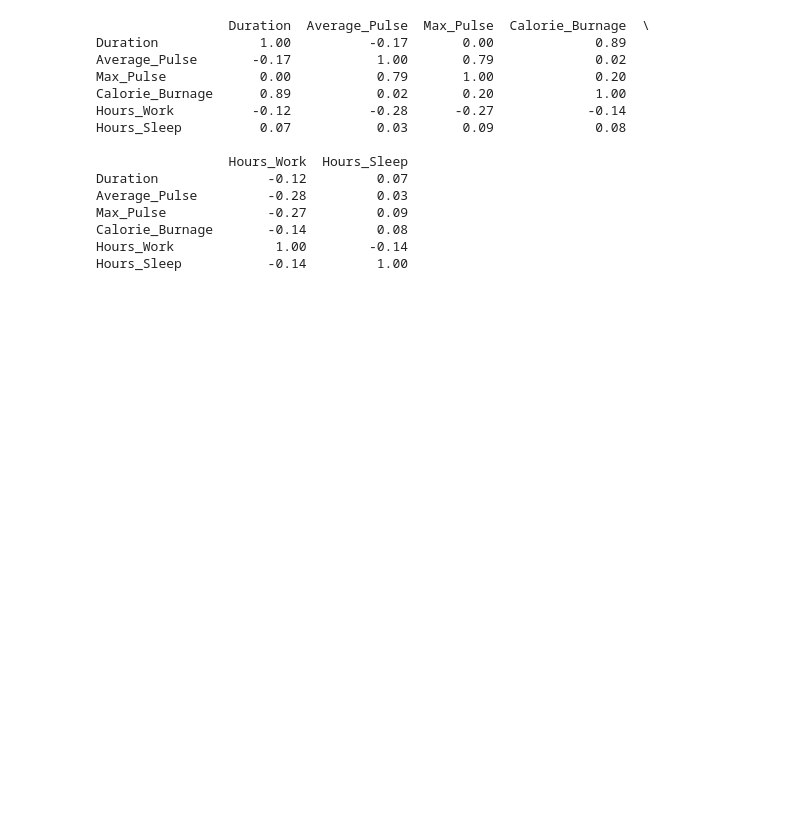
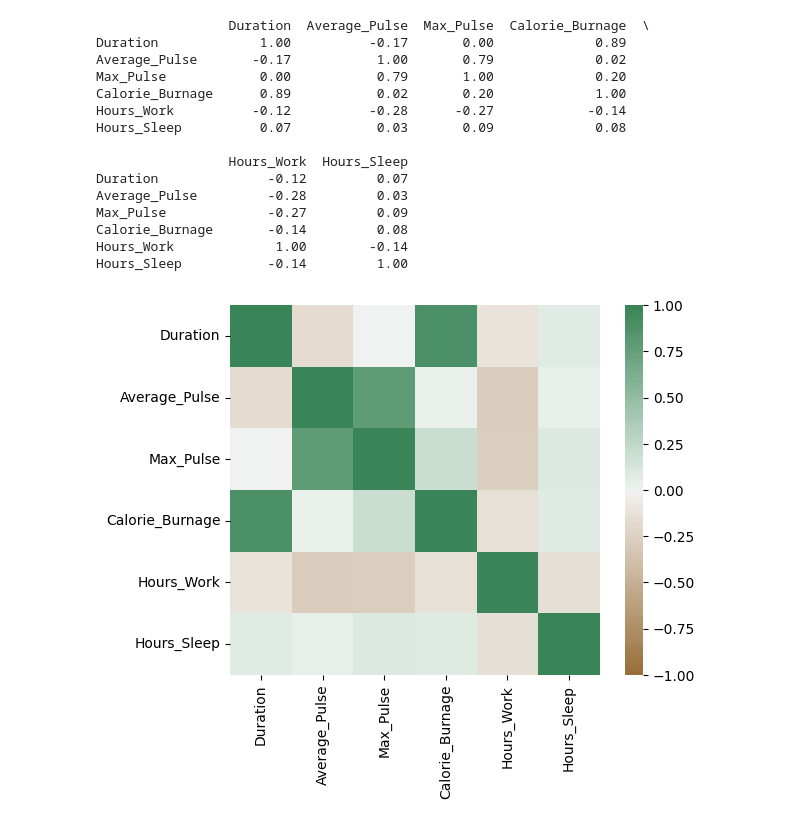
Before and after one commit to nelsonudochukwu/100-Page-Machine-Learning, a Jupyter notebook: machinelearn.ipynb, the cells around one changed output. Drawn from its saved outputs; the diff is of its cells as text; code cells hidden in the pictures; blank space fills up the shorter version.

Commit message:
plot seaborn

```diff
--- a/machinelearn.ipynb
+++ b/machinelearn.ipynb
@@ -378,14 +378,16 @@ Hours_Sleep           -0.14         1.00
 # %%
 import matplotlib.pyplot as plt
 import seaborn as sns
 
-correlation_full_health = full_health_data.corr()
+correlation_full_health = full_healthdata.corr()
 
 axis_corr = sns.heatmap(
 correlation_full_health,
 vmin=-1, vmax=1, center=0,
 cmap=sns.diverging_palette(50, 500, n=500),
 square=True
 )
 
 plt.show()
+# %% [output]
+[figure, added]
```
